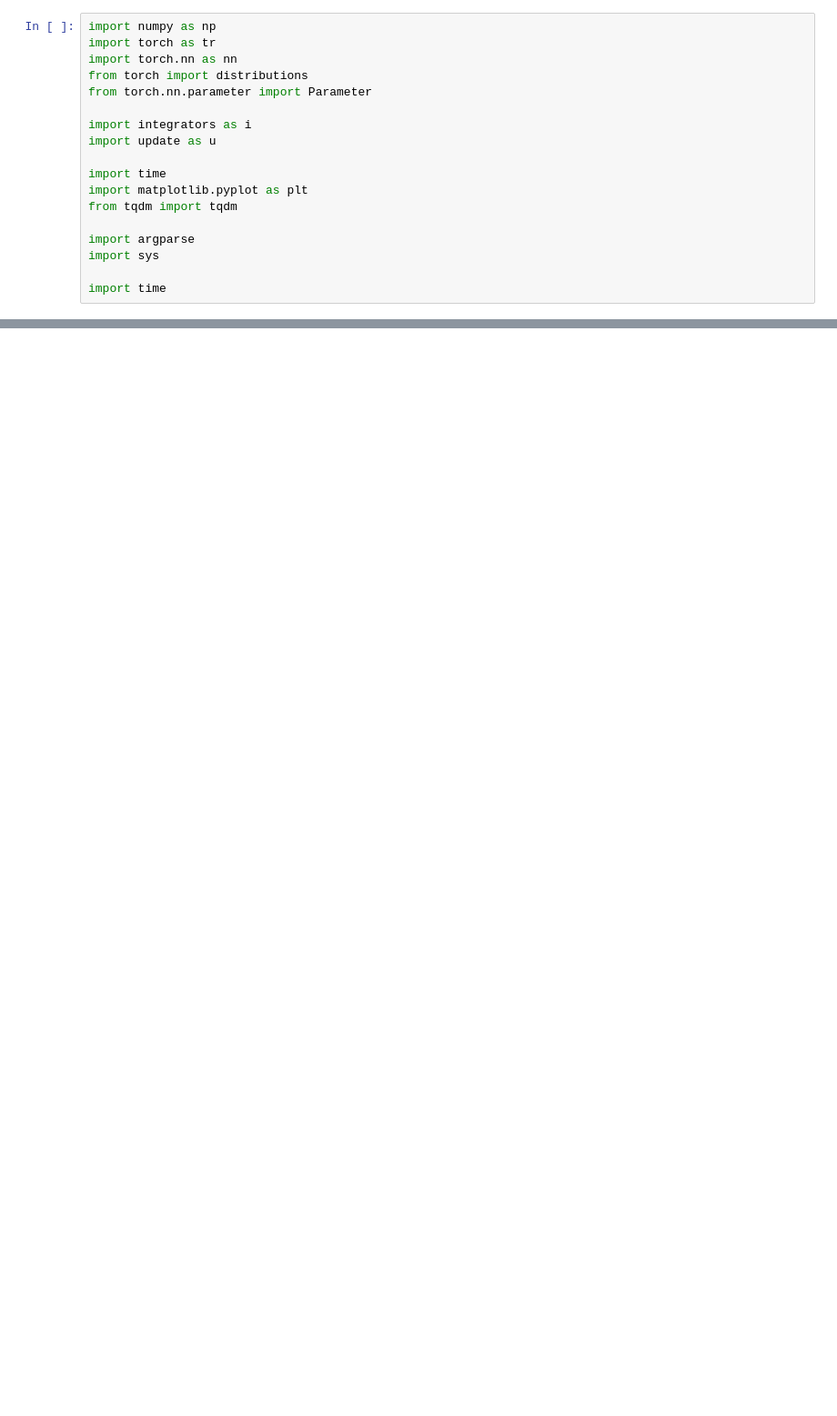
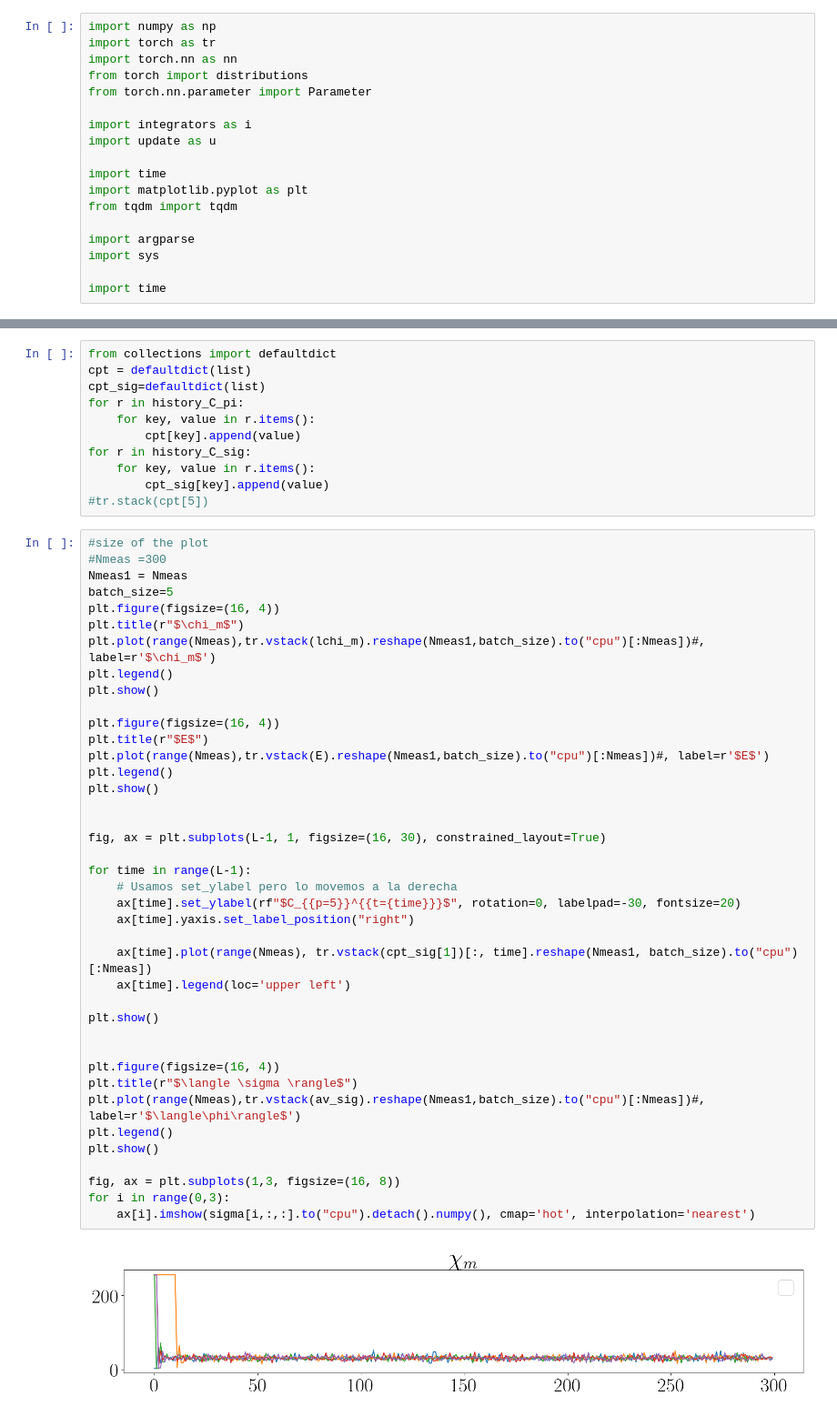
Before and after one commit to orginos/torchQFT, a Jupyter notebook: njl.ipynb, the cells around one changed output, grey strips where cells are left out. Shown at 91% size. Drawn from its saved outputs; the diff is of its cells as text; blank space fills up the shorter version.

```diff
--- a/njl.ipynb
+++ b/njl.ipynb
@@ -156,0 +360,53 @@ plt.show()
+# %%
+from collections import defaultdict
+cpt = defaultdict(list)
+cpt_sig=defaultdict(list)
+for r in history_C_pi:
+    for key, value in r.items():
+        cpt[key].append(value)
+for r in history_C_sig:
+    for key, value in r.items():
+        cpt_sig[key].append(value)
+#tr.stack(cpt[5])
+# %%
+#size of the plot
+#Nmeas =300
+Nmeas1 = Nmeas
+batch_size=5
+plt.figure(figsize=(16, 4))
+plt.title(r"$\chi_m$")
+plt.plot(range(Nmeas),tr.vstack(lchi_m).reshape(Nmeas1,batch_size).to("cpu")[:Nmeas])#, label=r'$\chi_m$')
+plt.legend()
+plt.show()
+
+plt.figure(figsize=(16, 4))
+plt.title(r"$E$")
+plt.plot(range(Nmeas),tr.vstack(E).reshape(Nmeas1,batch_size).to("cpu")[:Nmeas])#, label=r'$E$')
+plt.legend()
+plt.show()
+
+
+fig, ax = plt.subplots(L-1, 1, figsize=(16, 30), constrained_layout=True)
+
+for time in range(L-1):
+    # Usamos set_ylabel pero lo movemos a la derecha
+    ax[time].set_ylabel(rf"$C_{{p=5}}^{{t={time}}}$", rotation=0, labelpad=-30, fontsize=20)
+    ax[time].yaxis.set_label_position("right")
+
+    ax[time].plot(range(Nmeas), tr.vstack(cpt_sig[1])[:, time].reshape(Nmeas1, batch_size).to("cpu")[:Nmeas])
+    ax[time].legend(loc='upper left')
+
+plt.show()
+
+
+plt.figure(figsize=(16, 4))
+plt.title(r"$\langle \sigma \rangle$")
+plt.plot(range(Nmeas),tr.vstack(av_sig).reshape(Nmeas1,batch_size).to("cpu")[:Nmeas])#, label=r'$\langle\phi\rangle$')
+plt.legend()
+plt.show()
+
+fig, ax = plt.subplots(1,3, figsize=(16, 8))
+for i in range(0,3):
+    ax[i].imshow(sigma[i,:,:].to("cpu").detach().numpy(), cmap='hot', interpolation='nearest')
+# %% [output]
+[figure, added]
```
Also changed, not shown: parts of 29 cells of this notebook, 5 other files.
